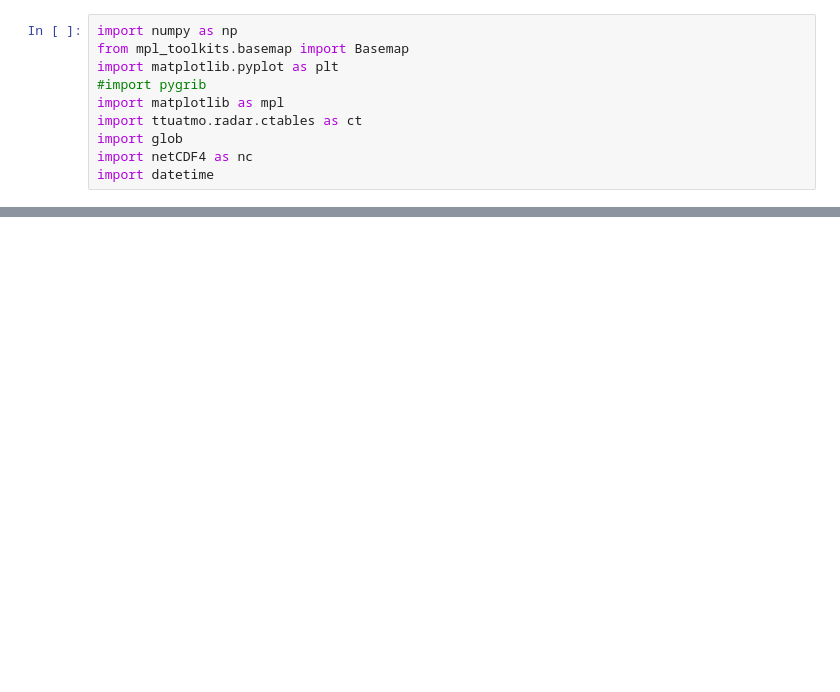
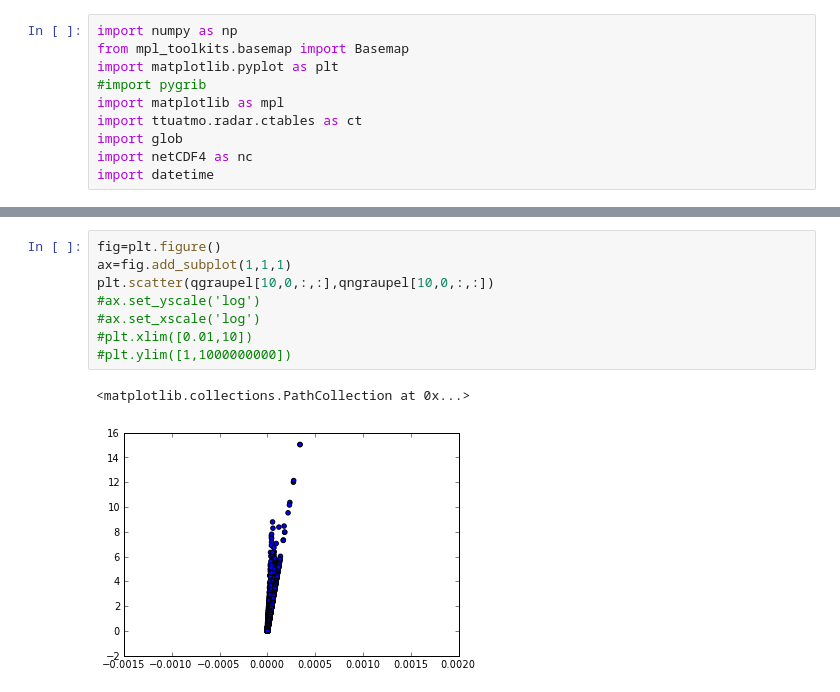
Before and after one commit to aereinha/notebooks, a Jupyter notebook: WRF Quick plot.ipynb, the cells around one changed output, grey strips where cells are left out. Saved outputs shown, nothing was run; the diff lists cells and outputs as text; blank space fills up the shorter version.

```diff
--- a/WRF Quick plot.ipynb
+++ b/WRF Quick plot.ipynb
@@ -27,0 +41,11 @@ ydim = len(a.variables['XLONG'][:,0])
+# %%
+fig=plt.figure()
+ax=fig.add_subplot(1,1,1)
+plt.scatter(qgraupel[10,0,:,:],qngraupel[10,0,:,:])
+#ax.set_yscale('log')
+#ax.set_xscale('log')
+#plt.xlim([0.01,10])
+#plt.ylim([1,1000000000])
+# %% [output]
+<matplotlib.collections.PathCollection at 0x...>
+[figure, added]
```
Also changed, not shown: parts of 29 cells of this notebook, 13 other files.
